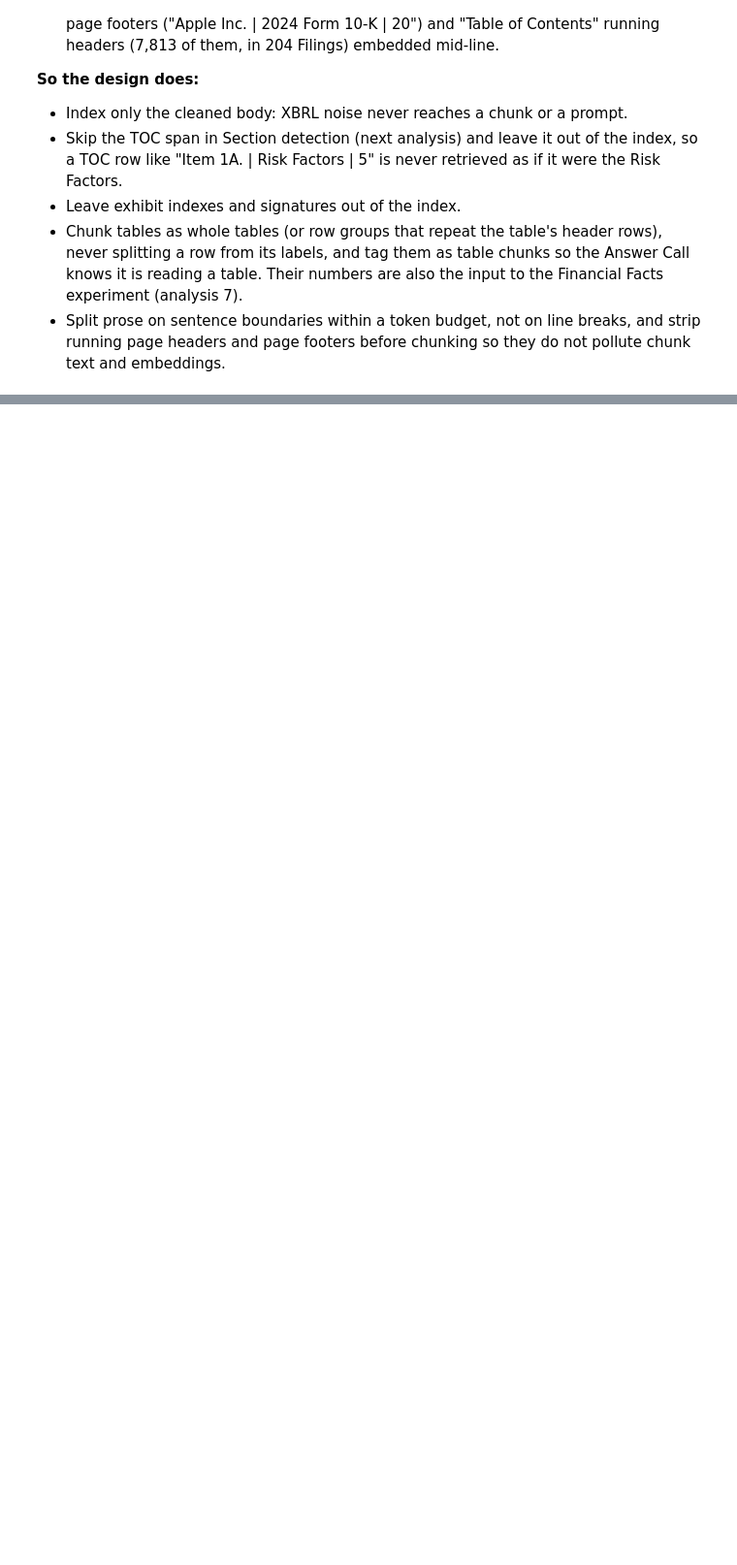
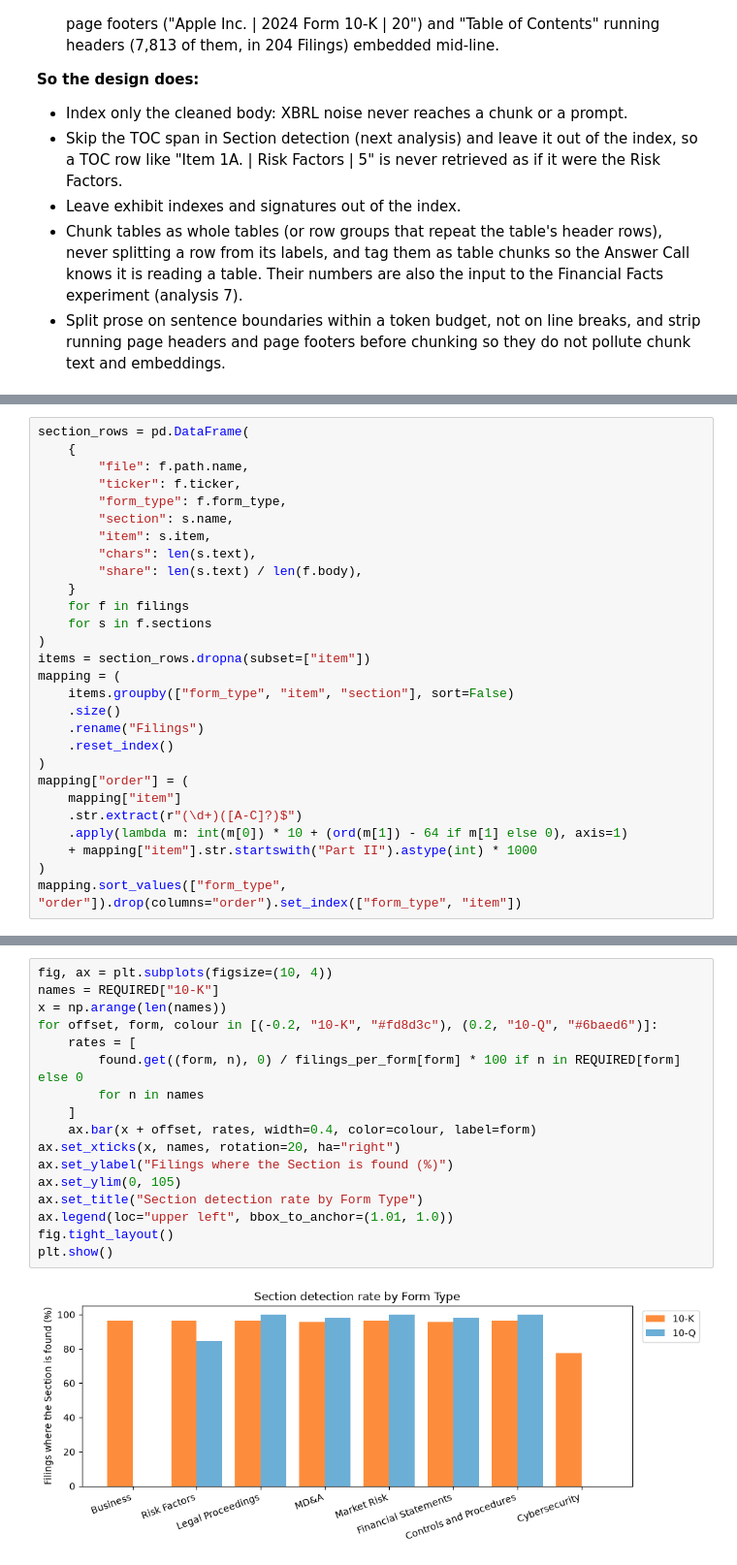
Before and after one commit to dwest1507/eliza-assessment, a Jupyter notebook: backend/notebooks/eda.ipynb, the cells around one changed output, grey strips where cells are left out. Shown at 97% size. Saved outputs shown, nothing was run; the diff lists cells and outputs as text; blank space fills up the shorter version.

```diff
--- a/backend/notebooks/eda.ipynb
+++ b/backend/notebooks/eda.ipynb
@@ -882,0 +914,28 @@ Filings with a single line over 20,000 characters: 135 (longest: 287,855 charact
+# %%
+section_rows = pd.DataFrame(
+    {
+        "file": f.path.name,
+        "ticker": f.ticker,
+        "form_type": f.form_type,
+        "section": s.name,
+        "item": s.item,
+        "chars": len(s.text),
+        "share": len(s.text) / len(f.body),
+    }
+    for f in filings
+    for s in f.sections
+)
+items = section_rows.dropna(subset=["item"])
+mapping = (
+    items.groupby(["form_type", "item", "section"], sort=False)
+    .size()
+    .rename("Filings")
+    .reset_index()
+)
+mapping["order"] = (
+    mapping["item"]
+    .str.extract(r"(\d+)([A-C]?)$")
+    .apply(lambda m: int(m[0]) * 10 + (ord(m[1]) - 64 if m[1] else 0), axis=1)
+    + mapping["item"].str.startswith("Part II").astype(int) * 1000
+)
+mapping.sort_values(["form_type", "order"]).drop(columns="order").set_index(["form_type", "item"])
@@ -882,0 +1005,19 @@ Filings with a single line over 20,000 characters: 135 (longest: 287,855 charact
+# %%
+fig, ax = plt.subplots(figsize=(10, 4))
+names = REQUIRED["10-K"]
+x = np.arange(len(names))
+for offset, form, colour in [(-0.2, "10-K", "#fd8d3c"), (0.2, "10-Q", "#6baed6")]:
+    rates = [
+        found.get((form, n), 0) / filings_per_form[form] * 100 if n in REQUIRED[form] else 0
+        for n in names
+    ]
+    ax.bar(x + offset, rates, width=0.4, color=colour, label=form)
+ax.set_xticks(x, names, rotation=20, ha="right")
+ax.set_ylabel("Filings where the Section is found (%)")
+ax.set_ylim(0, 105)
+ax.set_title("Section detection rate by Form Type")
+ax.legend(loc="upper left", bbox_to_anchor=(1.01, 1.0))
+fig.tight_layout()
+plt.show()
+# %% [output]
+[figure, added]
```
Also changed, not shown: parts of 15 cells of this notebook, 6 other files.
